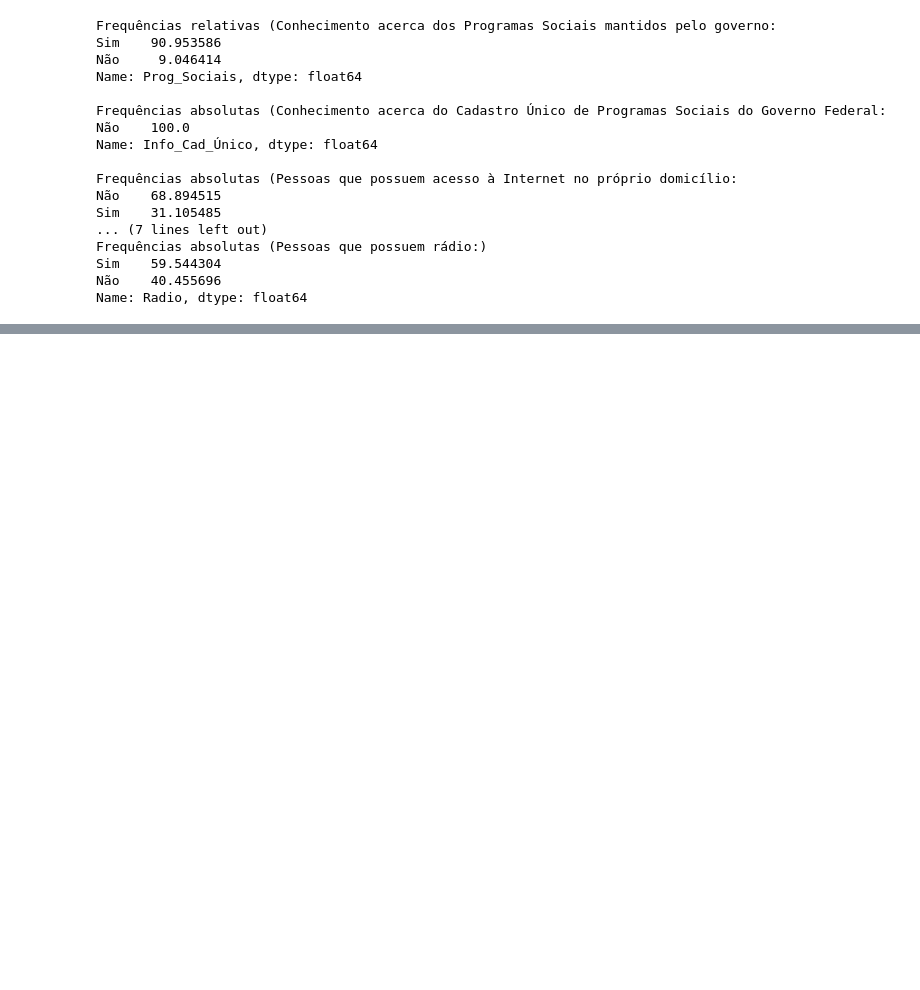
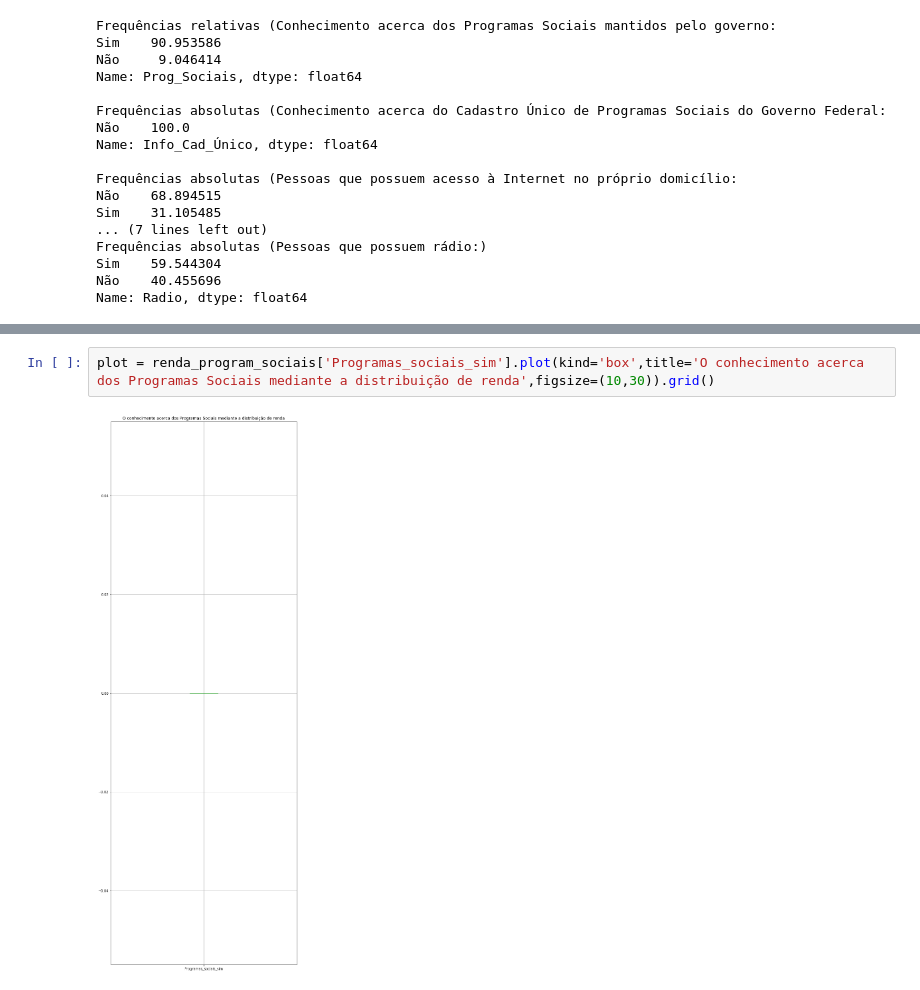
Before and after one commit to tainarasm/Ci-ncia-dos-Dados, a Jupyter notebook: Projeto_1.ipynb, the cells around one changed output, grey strips where cells are left out. Saved outputs shown, nothing was run; the diff lists cells and outputs as text; blank space fills up the shorter version.

```diff
--- a/Projeto_1.ipynb
+++ b/Projeto_1.ipynb
@@ -244,0 +285,4 @@ All                5389  536  5925
+# %%
+plot = renda_program_sociais['Programas_sociais_sim'].plot(kind='box',title='O conhecimento acerca dos Programas Sociais mediante a distribuição de renda',figsize=(10,30)).grid()
+# %% [output]
+[figure, added]
```
Also changed, not shown: parts of 7 cells of this notebook.
